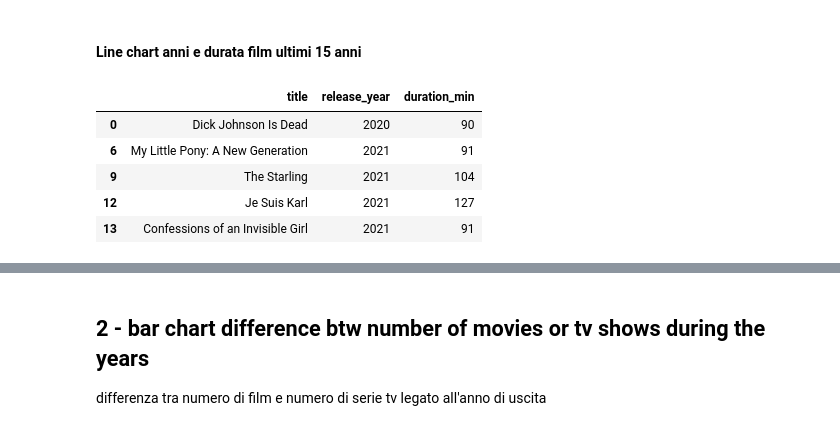
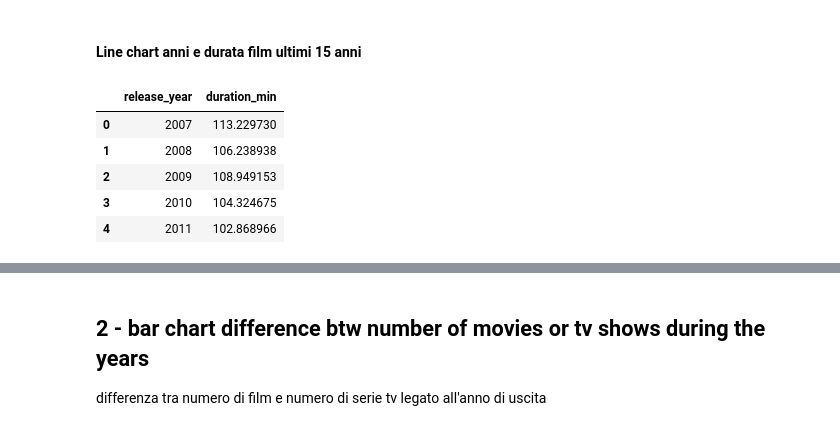
Before and after one commit to Blowdire/DataVisualizationProject, a Jupyter notebook: Progetto/progetto-netflix.ipynb, the cells around one changed output, grey strips where cells are left out. Drawn from its saved outputs; the diff is of its cells as text; code cells hidden in the pictures.

```diff
--- a/Progetto/progetto-netflix.ipynb
+++ b/Progetto/progetto-netflix.ipynb
@@ -536,12 +619,18 @@ controllato alcuni a caso su internet ed effettivamente hanno questa durata
 #### Line chart anni e durata film ultimi 15 anni
 # %%
 netflix_last15 = netflix_f[netflix_f['release_year'] > 2006][['title', 'release_year', 'duration_min']]
+# %%
+grouped_15 = netflix_last15.groupby('release_year')
+# %%
+mean_15 = grouped_15.mean()
+# %%
+mean_15 = mean_15.reset_index()
 # %%
-netflix_last15.head()
+mean_15.head()
 # %% [output]
-|  | title | release_year | duration_min |
-| 0 | Dick Johnson Is Dead | 2020 | 90 |
-| 6 | My Little Pony: A New Generation | 2021 | 91 |
-| 9 | The Starling | 2021 | 104 |
-| 12 | Je Suis Karl | 2021 | 127 |
-| 13 | Confessions of an Invisible Girl | 2021 | 91 |
+|  | release_year | duration_min |
+| 0 | 2007 | 113.229730 |
+| 1 | 2008 | 106.238938 |
+| 2 | 2009 | 108.949153 |
+| 3 | 2010 | 104.324675 |
+| 4 | 2011 | 102.868966 |
```
Also changed, not shown: parts of 38 cells of this notebook, 1 other file.
